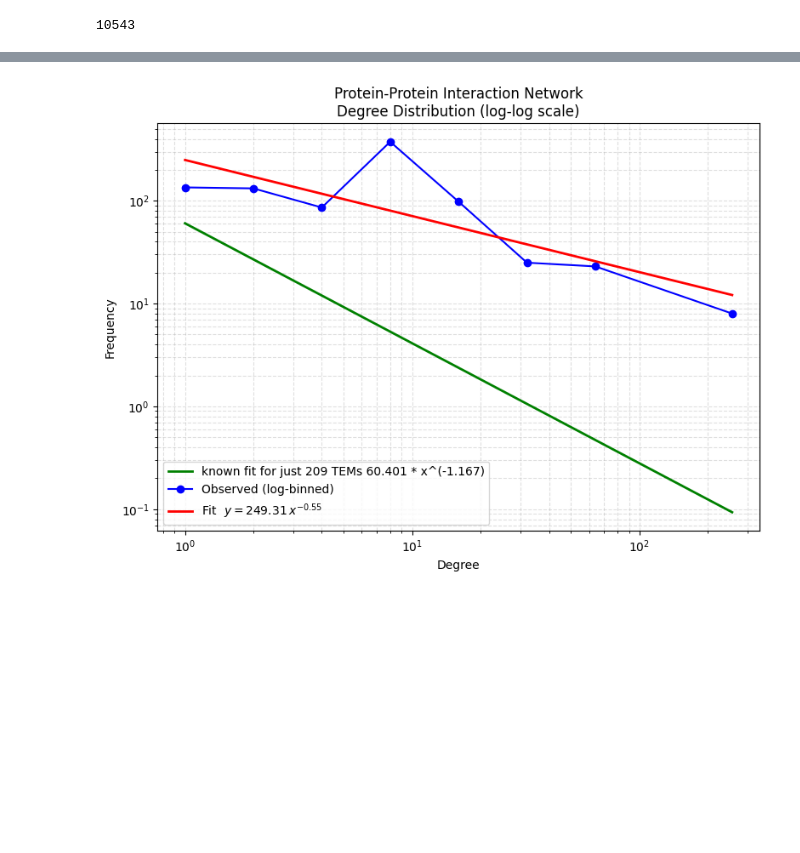
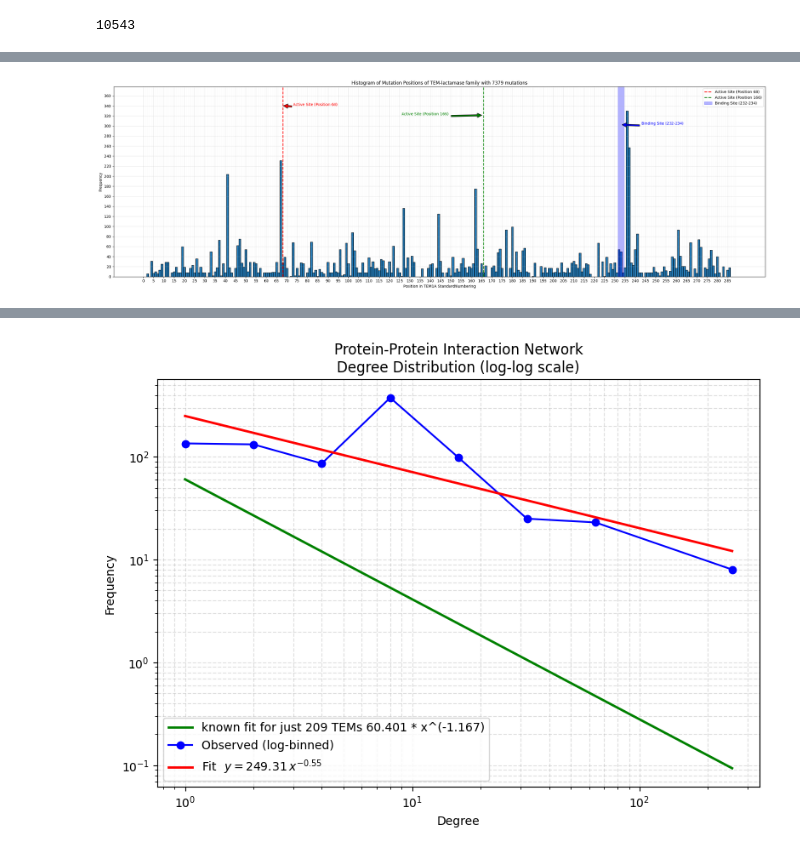
Before and after one commit to PyEED/TEM-lactamase, a Jupyter notebook: scr/code/018_TEM_Network_mutations.ipynb, the cells around one changed output, grey strips where cells are left out. Saved outputs shown, nothing was run; the diff lists cells and outputs as text; code cells hidden in the pictures; blank space fills up the shorter version.

```diff
--- a/scr/code/018_TEM_Network_mutations.ipynb
+++ b/scr/code/018_TEM_Network_mutations.ipynb
@@ -153,3 +153,23 @@ LOGGER.info(f"Number of results: {len(results)}")
 for result in results:
     result['from_pos_based_on_s1'] = result['position_s1'][result['from_pos'] - 1]
     result['to_pos_based_on_s2'] = result['position_s2'][result['to_pos'] - 1]
+# %%
+# print out two examples of mutations where the mutation is on pos 68
+examples_pos_68 = []
+for result in results:
+    if result['from_pos_based_on_s1'] == '68' or result['to_pos_based_on_s2'] == '68':
+        examples_pos_68.append(result)
+        if len(examples_pos_68) >= 2:
+            break
+
+for i, example in enumerate(examples_pos_68):
+    print(f"Example {i+1}:")
+    print(f"  Source: {example['source']}")
+    print(f"  Target: {example['target']}")
+    print(f"  From position: {example['from_pos']} (standard: {example['from_pos_based_on_s1']})")
+    print(f"  To position: {example['to_pos']} (standard: {example['to_pos_based_on_s2']})")
+    print(f"  From monomer: {example['from_monomer']}")
+    print(f"  To monomer: {example['to_monomer']}")
+    print(f"  Source organism: {example['source_organism']}")
+    print(f"  Target organism: {example['target_organism']}")
+    print()
@@ -218,0 +213,70 @@ max position: 286 and min position: 2
+# %%
+# Create a histogram of mutation positions
+# First, extract the positions of mutations
+positions_proteins_mutations = []
+for i in range(len(results)):
+    if '.' not in results[i]['from_pos_based_on_s1']:
+        positions_proteins_mutations.append(int(results[i]['from_pos_based_on_s1']))
+
+# count how many mutations on with 68 positions_proteins_mutations
+number_of_mutations_on_68 = positions_proteins_mutations.count(68)
+print(f"Number of mutations on 68: {number_of_mutations_on_68}")
+
+# count how many mutations on with 166 positions_proteins_mutations
+number_of_mutations_on_166 = positions_proteins_mutations.count(166)
+print(f"Number of mutations on 166: {number_of_mutations_on_166}")
+
+
+print(f"max position: {max(positions_proteins_mutations)} and min position: {min(positions_proteins_mutations)}")
+
+# Create the histogram with each position getting its own bin
+plt.figure(figsize=(25, 8))
+# Use bins that are centered on each integer position
+bin_edges = [i - 0.5 for i in range(min(positions_proteins_mutations), max(positions_proteins_mutations) + 2)]
+plt.hist(positions_proteins_mutations, edgecolor='black', bins=bin_edges)
+plt.title(f"Histogram of Mutation Positions of TEM-lactamase family with {len(results)} mutations")
+plt.xlabel("Position in TEM1A StandardNumbering")
+plt.ylabel("Frequency")
+
+# Add grid lines for every position on the x-axis
+x_positions = range(0, 290)
+for x_pos in x_positions:
+    plt.axvline(x=x_pos, color='lightgray', linestyle='-', alpha=0.2, linewidth=0.5)
+
+# Add grid lines for every 20 units on the y-axis
+y_max = plt.ylim()[1]
+y_positions = range(0, int(y_max) + 20, 20)
+for y_pos in y_positions:
+    plt.axhline(y=y_pos, color='lightgray', linestyle='-', alpha=0.2, linewidth=0.5)
+
+plt.grid(True, alpha=0.3)
+
+# Set x-axis ticks to show more labels
+plt.xticks(range(0, 290, 5))
+
+# Set y-axis ticks for every 20 units
+plt.yticks(range(0, int(y_max) + 20, 20))
+
+# Mark positions 68 and 166 as active sites
+plt.axvline(x=68, color='red', linestyle='--', linewidth=2, label='Active Site (Position 68)')
+plt.axvline(x=166, color='green', linestyle='--', linewidth=2, label='Active Site (Position 166)')
+
+# Mark region 232-234 as binding site
+plt.axvspan(231.5, 234.5, alpha=0.3, color='blue', label='Binding Site (232-234)')
+
+# Add annotations to make the positions more visible
+plt.annotate('Active Site (Position 68)', xy=(68, plt.ylim()[1]*0.9), xytext=(68+5, plt.ylim()[1]*0.9),
+             arrowprops=dict(facecolor='red', shrink=0.05), color='red')
+plt.annotate('Active Site (Position 166)', xy=(166, plt.ylim()[1]*0.85), xytext=(166-40, plt.ylim()[1]*0.85),
+             arrowprops=dict(facecolor='green', shrink=0.05), color='green')
+plt.annotate('Binding Site (232-234)', xy=(233, plt.ylim()[1]*0.8), xytext=(233+10, plt.ylim()[1]*0.8),
+             arrowprops=dict(facecolor='blue', shrink=0.05), color='blue')
+
+plt.legend()
+plt.savefig(f"/home/nab/Niklas/TEM-lactamase/data/001_results/008_MutationalAnalysis/histogram_mutation_positions_TEM_lactamase_family_{len(results)}.png", dpi=1500)
+
+plt.tight_layout()
+plt.show()
+# Log information about the histogram0
+LOGGER.info(f"Created histogram with {len(positions_proteins_mutations)} mutation positions")
+# %% [output]
@@ -218,0 +286 @@ max position: 286 and min position: 2
+[figure, added]
```
Also changed, not shown: parts of 8 cells of this notebook, 6 other files.
